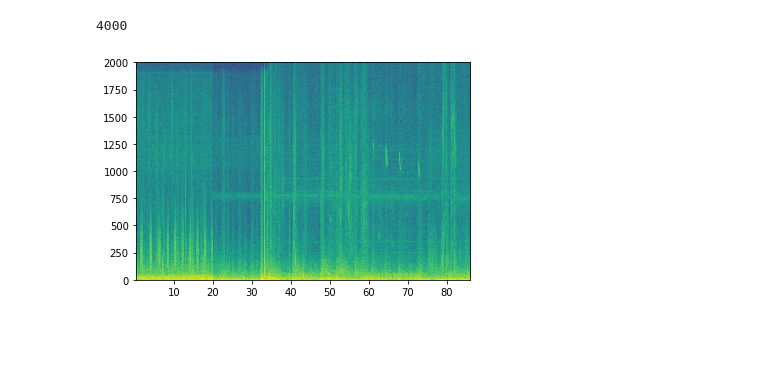
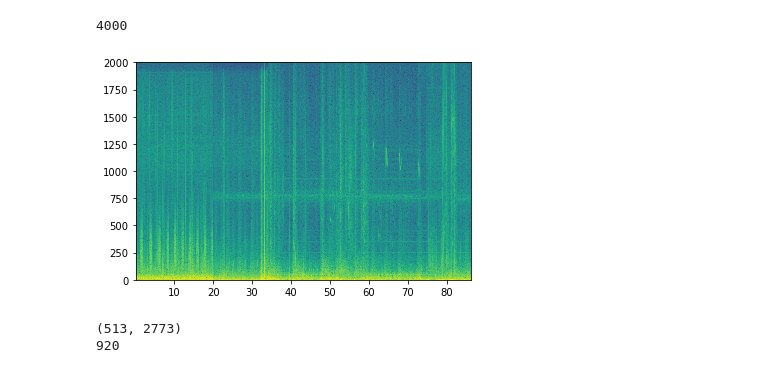
Before and after one commit to basharbme/Respiratory-Disease-Detection, a Jupyter notebook: code.ipynb, the cells around one changed output. Cells and saved outputs as stored; diff of their text form; code cells hidden in the pictures; blank space fills up the shorter version.

```diff
--- a/code.ipynb
+++ b/code.ipynb
@@ -40,7 +57,9 @@ file_info = [file.split('_') for file in stripped_file_info]
 # load the extracted data into a dataframe
 demog_data = pd.read_csv('demographic-info.csv')
 diag_data = pd.read_csv('respiratory-sound-database/patient_diagnosis.csv', names=['Patient Number', 'Diagnosis'])
-data = pd.DataFrame(data=file_info, columns=['Patient Number', 'Recording Index', 'Chest Location', 'Acquisition Mode', 'Recording Equipment'])
+data = pd.DataFrame(data=file_info,
+                    columns=['Patient Number', 'Recording Index', 'Chest Location', 'Acquisition Mode', 'Recording Equipment'])
+
 data['Patient Number'] = data['Patient Number'].astype(int)
 data['txt_file'] = txt_files
 data['audio_file'] = wav_files
@@ -83,20 +100,4 @@ vecs = []
 def get_spectro(file_path):
     sample_rate, samples = wavfile.read(path + file_path)
     vector, freqs, bins, im = plt.specgram(samples[:], NFFT=1024, Fs=4000, noverlap=900)
-
-    vecs.append(vector)
-
-    # add output of vectors to a text file
-    with open('spectrograms.txt', 'wb') as specs:
-        specs.write(b'\n')
-        np.savetxt(specs, vector, delimiter=',', newline='\n')
-
-    with open('file_order.txt', 'a') as forder:
-        forder.write(file_path + '\n')
+    return vector
-# %%
-for f in data['audio_file']:
-    get_spectro(f)
-# %% [output]
-[figure, removed]
-# %%
-data['Spectrogram'] = vecs
@@ -105,0 +104,22 @@ data['Spectrogram'] = vecs
+# %%
+spec_vecs = []
+sizes = []
+for f in tqdm(data['audio_file']):
+    spectrogram_vector = get_spectro(f)
+
+    # Padding as per CNN bug
+    # without padding, max size is (513, 2773)
+    padded_spec_vec = np.zeros((513, 2773))
+    padded_spec_vec[:spectrogram_vector.shape[0],:spectrogram_vector.shape[1]] = spectrogram_vector
+
+    sizes.append(padded_spec_vec.shape)
+    spec_vecs.append(padded_spec_vec)
+# %% [output]
+[figure, added]
+# %%
+# print(sizes)
+print(max(sizes, key=lambda v: v[1]))
+print(sizes.count((513, 2773)))
+# %% [output]
+(513, 2773)
+920
```
Also changed, not shown: parts of 15 cells of this notebook, 3 other files.
